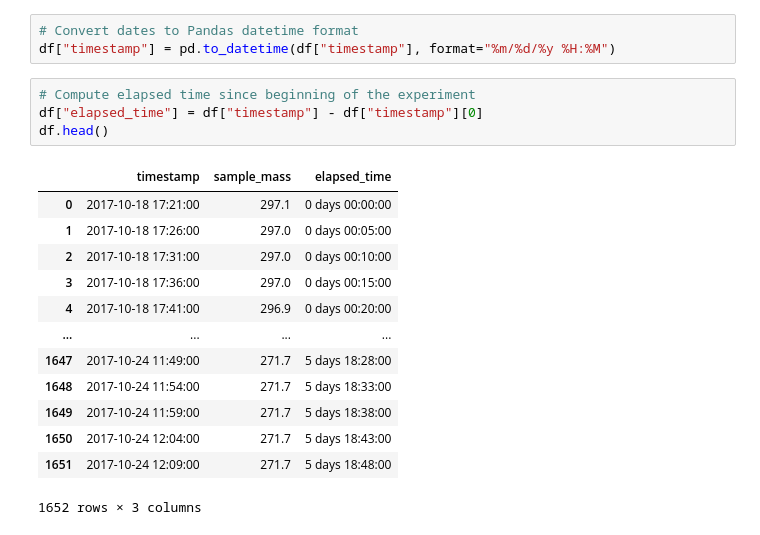
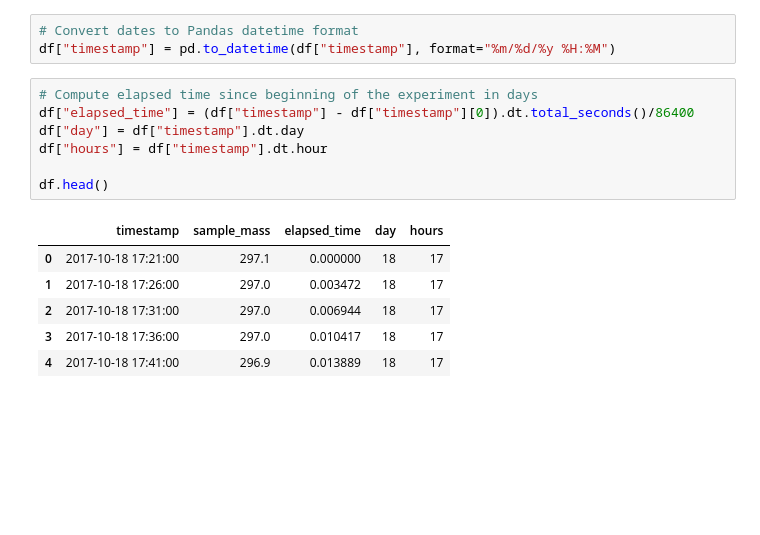
Before and after one commit to andres-patrignani/pynotes, a Jupyter notebook: notebooks/evaporation.ipynb, the cells around one changed output. Saved outputs shown, nothing was run; the diff lists cells and outputs as text; blank space fills up the shorter version.

```diff
--- a/notebooks/evaporation.ipynb
+++ b/notebooks/evaporation.ipynb
@@ -23,21 +24,17 @@ df.head()
 # Convert dates to Pandas datetime format
 df["timestamp"] = pd.to_datetime(df["timestamp"], format="%m/%d/%y %H:%M")
 # %%
-# Compute elapsed time since beginning of the experiment
-df["elapsed_time"] = df["timestamp"] - df["timestamp"][0]
+# Compute elapsed time since beginning of the experiment in days
+df["elapsed_time"] = (df["timestamp"] - df["timestamp"][0]).dt.total_seconds()/86400
+df["day"] = df["timestamp"].dt.day
+df["hours"] = df["timestamp"].dt.hour
+
 df.head()
 # %% [output]
-|  | timestamp | sample_mass | elapsed_time |
-| 0 | 2017-10-18 17:21:00 | 297.1 | 0 days 00:00:00 |
-| 1 | 2017-10-18 17:26:00 | 297.0 | 0 days 00:05:00 |
-| 2 | 2017-10-18 17:31:00 | 297.0 | 0 days 00:10:00 |
-| 3 | 2017-10-18 17:36:00 | 297.0 | 0 days 00:15:00 |
-| 4 | 2017-10-18 17:41:00 | 296.9 | 0 days 00:20:00 |
-| ... | ... | ... | ... |
-| 1647 | 2017-10-24 11:49:00 | 271.7 | 5 days 18:28:00 |
-| 1648 | 2017-10-24 11:54:00 | 271.7 | 5 days 18:33:00 |
-| 1649 | 2017-10-24 11:59:00 | 271.7 | 5 days 18:38:00 |
-| 1650 | 2017-10-24 12:04:00 | 271.7 | 5 days 18:43:00 |
-| 1651 | 2017-10-24 12:09:00 | 271.7 | 5 days 18:48:00 |
+|  | timestamp | sample_mass | elapsed_time | day | hours |
+| 0 | 2017-10-18 17:21:00 | 297.1 | 0.000000 | 18 | 17 |
+| 1 | 2017-10-18 17:26:00 | 297.0 | 0.003472 | 18 | 17 |
+| 2 | 2017-10-18 17:31:00 | 297.0 | 0.006944 | 18 | 17 |
+| 3 | 2017-10-18 17:36:00 | 297.0 | 0.010417 | 18 | 17 |
+| 4 | 2017-10-18 17:41:00 | 296.9 | 0.013889 | 18 | 17 |
-1652 rows × 3 columns
 # %%
```
Also changed, not shown: parts of 6 cells of this notebook, 10 other files.
